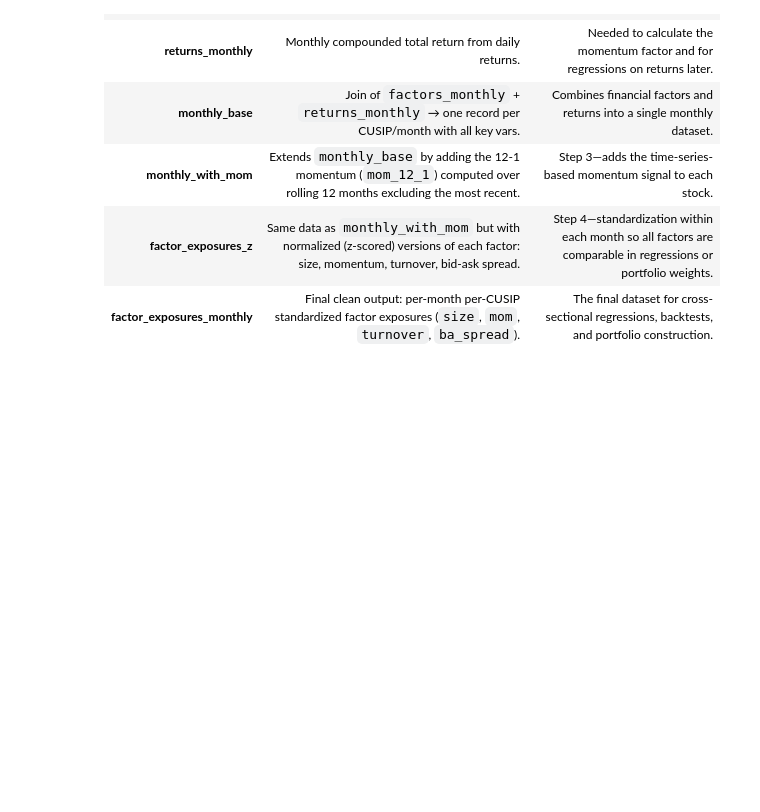
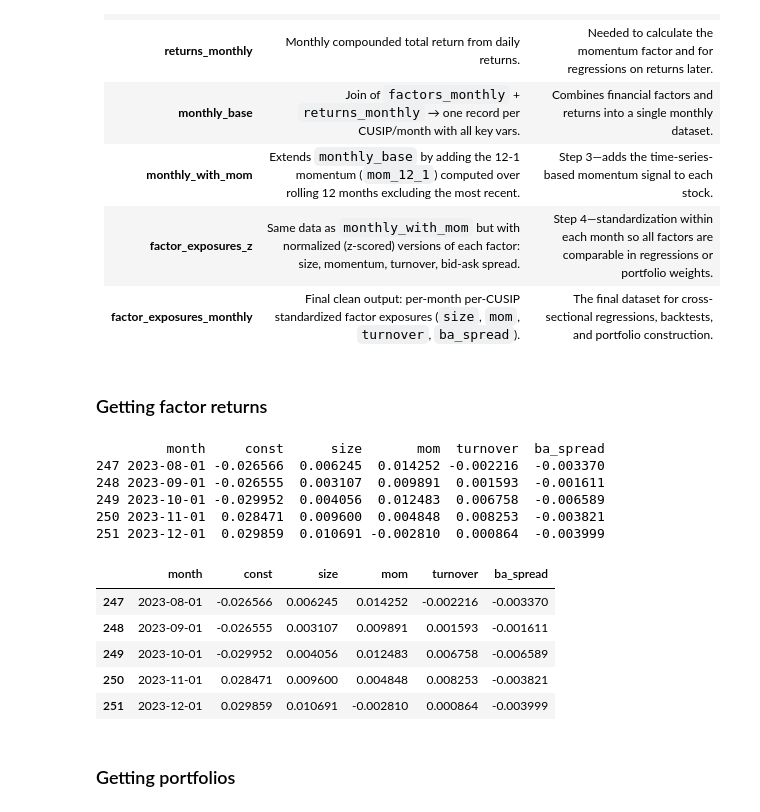
Before and after one commit to Laurier-Fintech/multi-factor-models, a Jupyter notebook: armaan_workspace/research.ipynb, the cells around one changed output. Cells and saved outputs as stored; diff of their text form; code cells hidden in the pictures; blank space fills up the shorter version.

Commit message:
got factor returns

```diff
--- a/armaan_workspace/research.ipynb
+++ b/armaan_workspace/research.ipynb
@@ -555,3 +557,81 @@ Summary of tables (chatgpt)
 | **monthly_with_mom**         | Extends `monthly_base` by adding the 12-1 momentum (`mom_12_1`) computed over rolling 12 months excluding the most recent.        | Step 3—adds the time-series-based momentum signal to each stock.                                                |
 | **factor_exposures_z**       | Same data as `monthly_with_mom` but with normalized (z-scored) versions of each factor: size, momentum, turnover, bid-ask spread. | Step 4—standardization within each month so all factors are comparable in regressions or portfolio weights.     |
 | **factor_exposures_monthly** | Final clean output: per-month per-CUSIP standardized factor exposures (`size`, `mom`, `turnover`, `ba_spread`).                   | The final dataset for cross-sectional regressions, backtests, and portfolio construction.                       |
+# %% [markdown]
+### Getting factor returns
+# %%
+df = con.execute("""
+SELECT
+    e.cusip AS cusip,
+    e.date  AS month,
+    e.size,
+    e.mom,
+    e.turnover,
+    e.ba_spread,
+    r.ret_m
+FROM factor_exposures_monthly AS e
+JOIN returns_monthly AS r
+  ON e.cusip = r.cusip AND e.date = r.month_start
+ORDER BY e.date, e.cusip;
+""").fetchdf()
+
+factor_returns = []
+min_obs = 30
+for month, g in df.groupby("month"):
+    g = g.replace([np.inf, -np.inf], np.nan)
+    g = g.dropna(subset=["ret_m", "size", "mom", "turnover", "ba_spread"])
+    if len(g) < min_obs:
+        continue
+
+    Xcols = []
+    for col in ["size", "mom", "turnover", "ba_spread"]:
+        if g[col].std(skipna=True) and g[col].std(skipna=True) > 0:
+            Xcols.append(col)
+
+    if not Xcols:
+        continue
+
+    X = g[Xcols]
+    y = g["ret_m"].astype(float)
+
+    X = sm.add_constant(X, has_constant="add")
+    try:
+        model = sm.OLS(y, X, missing='drop').fit()
+    except Exception:
+        continue
+
+    row = {"month": month, "const": model.params.get("const", np.nan),
+           "size": np.nan, "mom": np.nan, "turnover": np.nan, "ba_spread": np.nan}
+    for k in Xcols:
+        row[k] = model.params.get(k, np.nan)
+    factor_returns.append(row)
+
+factor_ret_df = pd.DataFrame(factor_returns).sort_values("month")
+
+con.register("factor_ret_df", factor_ret_df)
+con.execute("DROP TABLE IF EXISTS factor_returns_monthly;")
+con.execute("""
+CREATE TABLE factor_returns_monthly AS
+SELECT * FROM factor_ret_df
+ORDER BY month;
+""")
+
+print(factor_ret_df.tail())
+# %% [output]
+         month     const      size       mom  turnover  ba_spread
+247 2023-08-01 -0.026566  0.006245  0.014252 -0.002216  -0.003370
+248 2023-09-01 -0.026555  0.003107  0.009891  0.001593  -0.001611
+249 2023-10-01 -0.029952  0.004056  0.012483  0.006758  -0.006589
+250 2023-11-01  0.028471  0.009600  0.004848  0.008253  -0.003821
+251 2023-12-01  0.029859  0.010691 -0.002810  0.000864  -0.003999
+# %%
+factor_ret_df.tail()
+# %% [output]
+|  | month | const | size | mom | turnover | ba_spread |
+| 247 | 2023-08-01 | -0.026566 | 0.006245 | 0.014252 | -0.002216 | -0.003370 |
+| 248 | 2023-09-01 | -0.026555 | 0.003107 | 0.009891 | 0.001593 | -0.001611 |
+| 249 | 2023-10-01 | -0.029952 | 0.004056 | 0.012483 | 0.006758 | -0.006589 |
+| 250 | 2023-11-01 | 0.028471 | 0.009600 | 0.004848 | 0.008253 | -0.003821 |
+| 251 | 2023-12-01 | 0.029859 | 0.010691 | -0.002810 | 0.000864 | -0.003999 |
+# %% [markdown]
+### Getting portfolios
```
Also changed, not shown: parts of 1 cell of this notebook.
